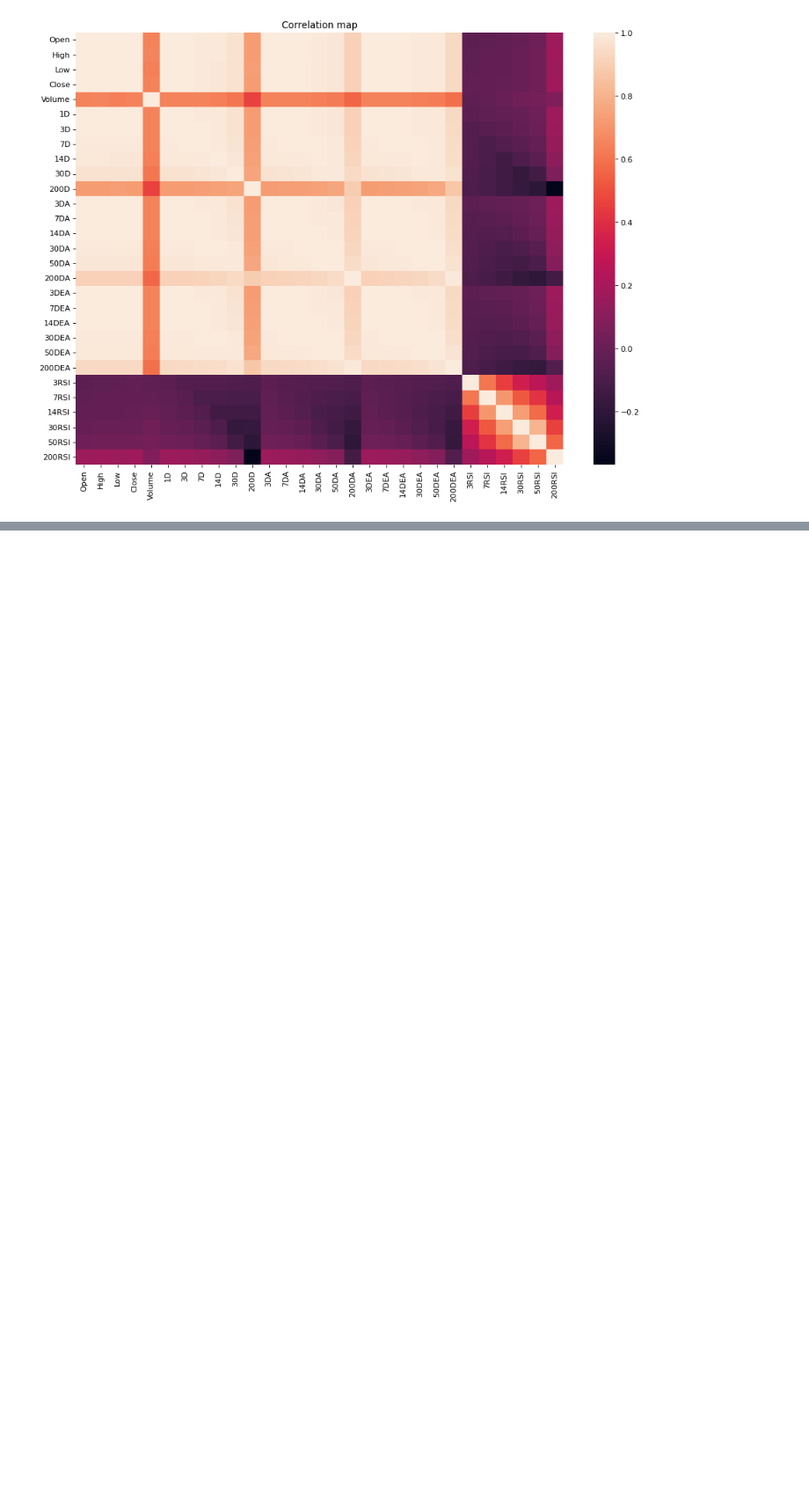
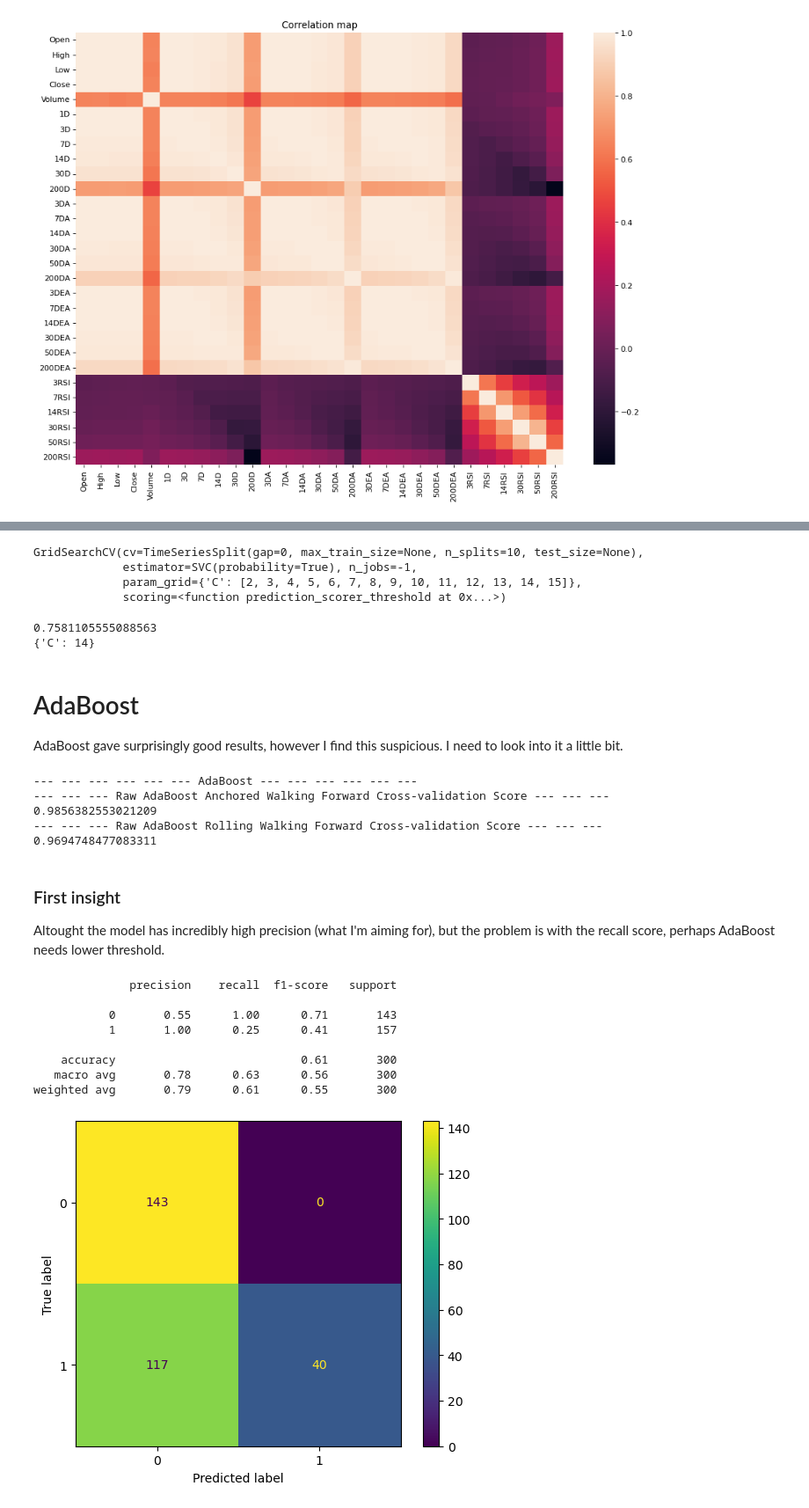
Before and after one commit to milonpabis/crypto-eye, a Jupyter notebook: stock-tool.ipynb, the cells around one changed output, grey strips where cells are left out. Shown: that part at 88% size. Drawn from its saved outputs; the diff is of its cells as text; code cells hidden in the pictures; blank space fills up the shorter version.

```diff
--- a/stock-tool.ipynb
+++ b/stock-tool.ipynb
@@ -128,7 +131,7 @@ features = ["Open", "High", "Low", "Close", "Volume",
             "3DEA", "7DEA", "14DEA", "30DEA", "50DEA", "200DEA",
             "3RSI", "7RSI", "14RSI", "30RSI", "50RSI", "200RSI"]
 
-def check_model(model, data: pd.DataFrame, features: list, target: str, test_size: int = 300):
+def check_model(model, data: pd.DataFrame, features: list, target: str, test_size: int = 300, threshold: float = 0.6):
     X = bitcoin_data[features].values
     y = bitcoin_data[target].values
 
@@ -146,8 +149,8 @@ def check_model(model, data: pd.DataFrame, features: list, target: str, test_siz
 
     # Predicting with a threshold
     y_pred = model.predict_proba(X_test)[:,1]
-    y_pred[y_pred > 0.6] = 1
-    y_pred[y_pred <= 0.6] = 0
+    y_pred[y_pred > threshold] = 1
+    y_pred[y_pred <= threshold] = 0
 
     # Displaying the results
     print(classification_report(y_test, y_pred))
@@ -283,0 +439,55 @@ for name, (X, y) in zip(titles, [(Xf, yf), (Xfc, yfc), (Xfr, yfr)]):
+# %%
+params = {
+    "C": [2, 3, 4, 5, 6, 7, 8, 9, 10, 11, 12, 13, 14, 15]
+}
+
+svm_cv2 = GridSearchCV(SVC(probability=True),
+                     params,
+                     cv=TimeSeriesSplit(n_splits=10),
+                     scoring=prediction_scorer_threshold,
+                     n_jobs=-1)
+
+svm_cv2.fit(X_train_scaled, y_train)
+# %% [output]
+GridSearchCV(cv=TimeSeriesSplit(gap=0, max_train_size=None, n_splits=10, test_size=None),
+             estimator=SVC(probability=True), n_jobs=-1,
+             param_grid={'C': [2, 3, 4, 5, 6, 7, 8, 9, 10, 11, 12, 13, 14, 15]},
+             scoring=<function prediction_scorer_threshold at 0x...>)
+# %%
+print(svm_cv2.best_score_)
+print(svm_cv2.best_params_)
+# %% [output]
+0.7581105555088563
+{'C': 14}
+# %% [markdown]
+# AdaBoost
+AdaBoost gave surprisingly good results, however I find this suspicious. I need to look into it a little bit.
+# %%
+print("--- --- --- --- --- --- AdaBoost --- --- --- --- --- ---")
+print("--- --- --- Raw AdaBoost Anchored Walking Forward Cross-validation Score --- --- ---")
+print(check_model_awf(AdaBoostClassifier(algorithm="SAMME"), X_train, y_train, splits=10))
+print("--- --- --- Raw AdaBoost Rolling Walking Forward Cross-validation Score --- --- ---")
+print(check_model_rwf(AdaBoostClassifier(algorithm="SAMME"), X_train, y_train))
+print("\n\n\n")
+# %% [output]
+--- --- --- --- --- --- AdaBoost --- --- --- --- --- ---
+--- --- --- Raw AdaBoost Anchored Walking Forward Cross-validation Score --- --- ---
+0.9856382553021209
+--- --- --- Raw AdaBoost Rolling Walking Forward Cross-validation Score --- --- ---
+0.9694748477083311
+# %% [markdown]
+### First insight
+
+Altought the model has incredibly high precision (what I'm aiming for), but the problem is with the recall score, perhaps AdaBoost needs lower threshold.
+# %%
+check_model(AdaBoostClassifier(algorithm="SAMME"), X, features_cut, "Growth")
+# %% [output]
+              precision    recall  f1-score   support
+
+           0       0.55      1.00      0.71       143
+           1       1.00      0.25      0.41       157
+
+    accuracy                           0.61       300
+   macro avg       0.78      0.63      0.56       300
+weighted avg       0.79      0.61      0.55       300
+[figure, added]
```
Also changed, not shown: parts of 33 cells of this notebook.
